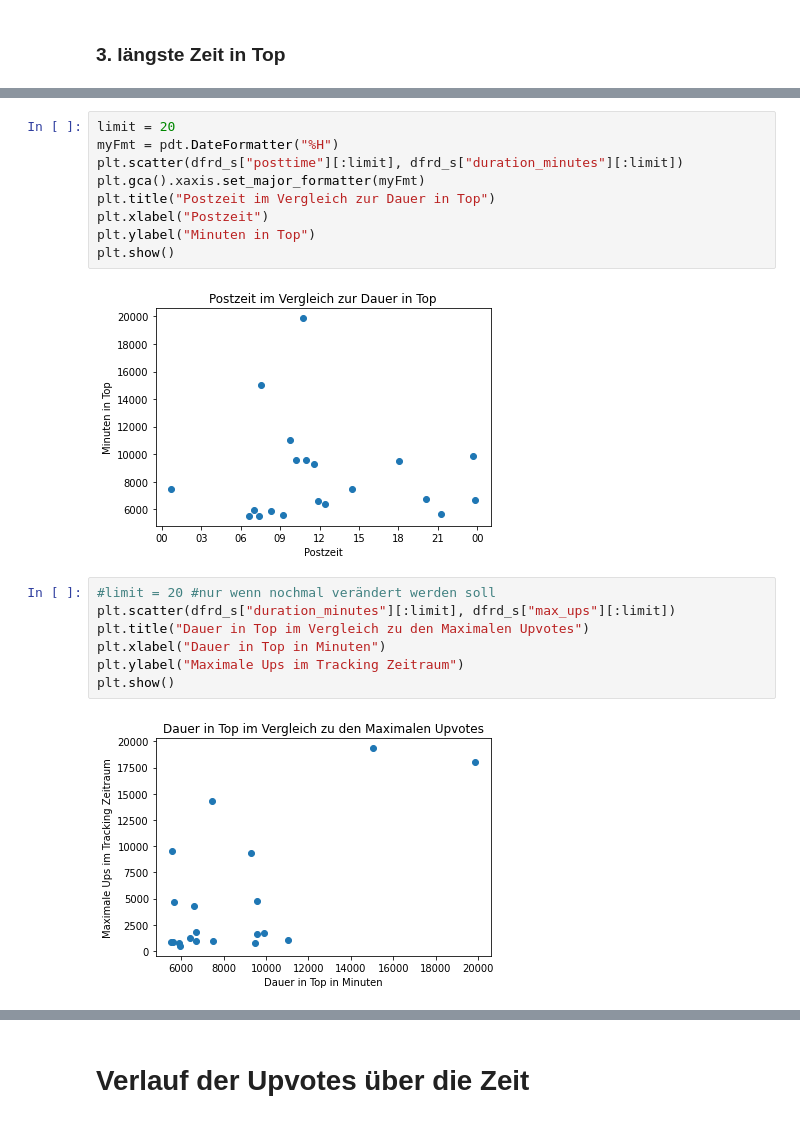
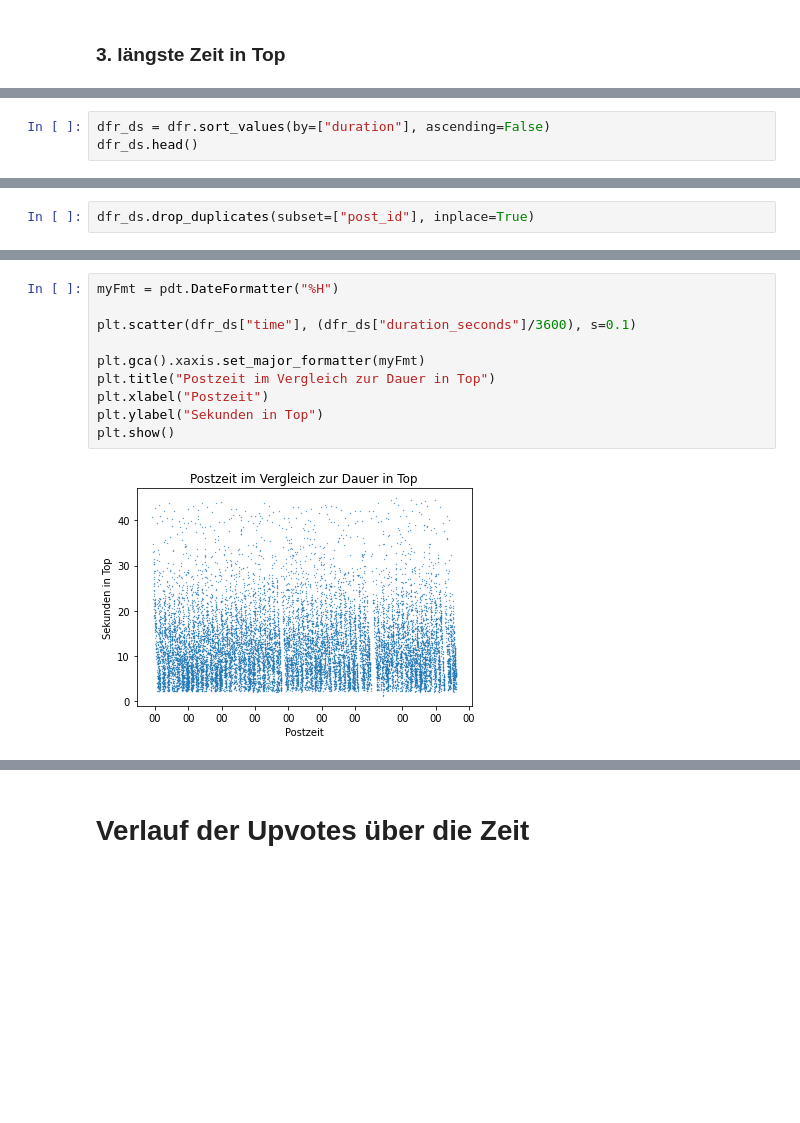
Before and after one commit to ZerhackerJagi/food_dashboard, a Jupyter notebook: Dashboard.ipynb, the cells around one changed output, grey strips where cells are left out. Cells and saved outputs as stored; diff of their text form; blank space fills up the shorter version.

```diff
--- a/Dashboard.ipynb
+++ b/Dashboard.ipynb
@@ -207,0 +170,3 @@ dfrd_s.head()
+# %%
+dfr_ds = dfr.sort_values(by=["duration"], ascending=False)
+dfr_ds.head()
@@ -207,0 +180,2 @@ dfrd_s.head()
+# %%
+dfr_ds.drop_duplicates(subset=["post_id"], inplace=True)
@@ -208,20 +213,12 @@ dfrd_s.head()
 # %%
-limit = 20
 myFmt = pdt.DateFormatter("%H")
-plt.scatter(dfrd_s["posttime"][:limit], dfrd_s["duration_minutes"][:limit])
+
+plt.scatter(dfr_ds["time"], (dfr_ds["duration_seconds"]/3600), s=0.1)
+
 plt.gca().xaxis.set_major_formatter(myFmt)
 plt.title("Postzeit im Vergleich zur Dauer in Top")
 plt.xlabel("Postzeit")
-plt.ylabel("Minuten in Top")
+plt.ylabel("Sekunden in Top")
 plt.show()
 # %% [output]
-[figure, old version]
+[figure, new version]
-# %%
-#limit = 20 #nur wenn nochmal verändert werden soll
-plt.scatter(dfrd_s["duration_minutes"][:limit], dfrd_s["max_ups"][:limit])
-plt.title("Dauer in Top im Vergleich zu den Maximalen Upvotes")
-plt.xlabel("Dauer in Top in Minuten")
-plt.ylabel("Maximale Ups im Tracking Zeitraum")
-plt.show()
-# %% [output]
-[figure, removed]
```
Also changed, not shown: parts of 51 cells of this notebook.
